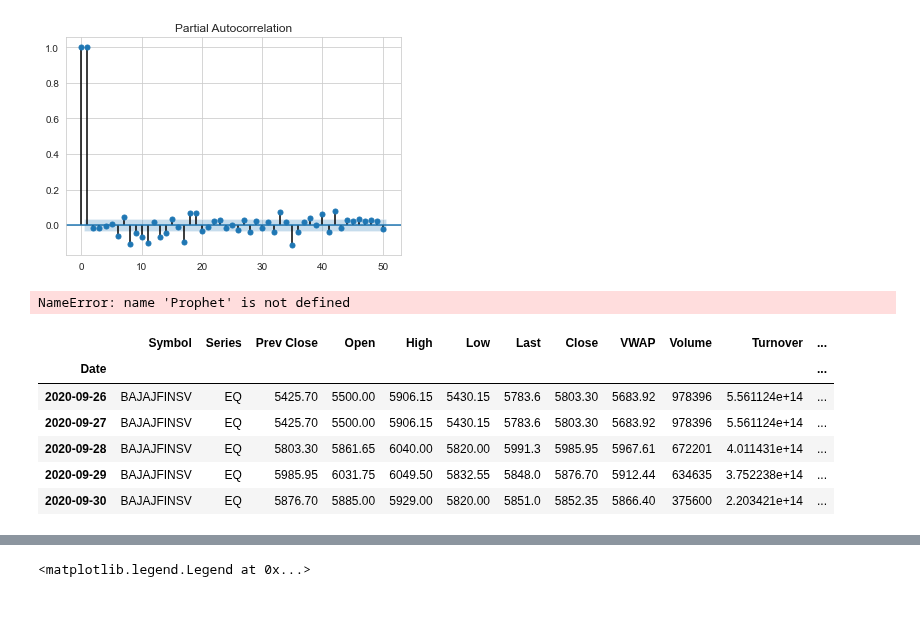
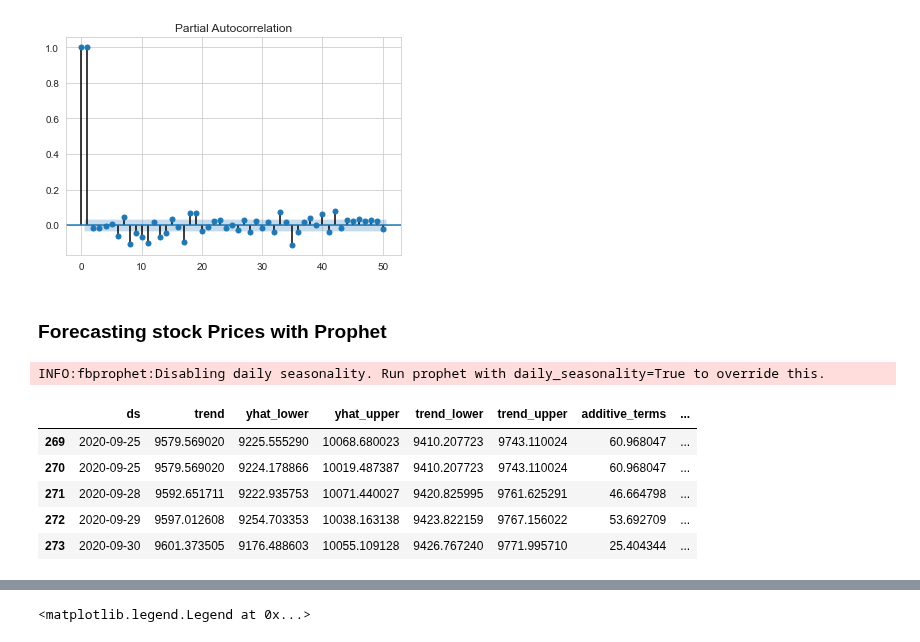
Before and after one commit to cjb123/Nifty50-data_Stock-Prediction-for-Bajaj-Finserv, a Jupyter notebook: Nifty_50_stock_data.ipynb, the cells around one changed output, grey strips where cells are left out. Saved outputs shown, nothing was run; the diff lists cells and outputs as text; code cells hidden in the pictures; blank space fills up the shorter version.

Commit message:
prophet

```diff
--- a/Nifty_50_stock_data.ipynb
+++ b/Nifty_50_stock_data.ipynb
@@ -95,7 +95,7 @@ stock_data["week"] = stock_data.Date.dt.week
 stock_data["day"] = stock_data.Date.dt.day
 stock_data["day_of_week"] = stock_data.Date.dt.dayofweek
 
-stock_data.set_index("Date", drop=True, inplace=True)
+stock_data.set_index("Date", drop=False, inplace=True)
 # %%
 stock_data.fillna(stock_data.mean(), inplace=True)
 stock_data.head()
@@ -243,9 +246,11 @@ plt.show()
+# %% [markdown]
+<h3> Forecasting stock Prices with Prophet </h3>
 # %%
-train_X = stock_data[stock_data.year < 2020]
-cv_X = stock_data[stock_data.year >= 2020]
+train_X = stock_daily[stock_daily.year < 2020]
+cv_X = stock_daily[stock_daily.year >= 2020]
 
 model = Prophet()
-model.fit(train_X[["Date", "VWAP"]].rename(columns={"Date": "X", "VWAP": "y"}))
-forecasted_data = model.predict(cv_X[["Date", "VWAP"]].rename(columns={"Date": "X", "VWAP": "y"}))
+model.fit(train_X[["Date", "Close"]].rename(columns={"Date": "ds", "Close": "y"}))
+forecast_data = model.predict(cv_X[["Date", "Close"]].rename(columns={"Date": "ds", "Close": "y"}))
 # %% [output]
-NameError: name 'Prophet' is not defined
+INFO:fbprophet:Disabling daily seasonality. Run prophet with daily_seasonality=True to override this.
@@ -256,10 +257,9 @@ plt.show()
 # %%
-stock_daily.tail()
+forecast_data.tail()
 # %% [output]
-|  | Symbol | Series | Prev Close | Open | High | Low | Last | Close | VWAP | Volume | Turnover | ... |
-| Date |  |  |  |  |  |  |  |  |  |  |  | ... |
-| 2020-09-26 | BAJAJFINSV | EQ | 5425.70 | 5500.00 | 5906.15 | 5430.15 | 5783.6 | 5803.30 | 5683.92 | 978396 | 5.561124e+14 | ... |
-| 2020-09-27 | BAJAJFINSV | EQ | 5425.70 | 5500.00 | 5906.15 | 5430.15 | 5783.6 | 5803.30 | 5683.92 | 978396 | 5.561124e+14 | ... |
-| 2020-09-28 | BAJAJFINSV | EQ | 5803.30 | 5861.65 | 6040.00 | 5820.00 | 5991.3 | 5985.95 | 5967.61 | 672201 | 4.011431e+14 | ... |
-| 2020-09-29 | BAJAJFINSV | EQ | 5985.95 | 6031.75 | 6049.50 | 5832.55 | 5848.0 | 5876.70 | 5912.44 | 634635 | 3.752238e+14 | ... |
-| 2020-09-30 | BAJAJFINSV | EQ | 5876.70 | 5885.00 | 5929.00 | 5820.00 | 5851.0 | 5852.35 | 5866.40 | 375600 | 2.203421e+14 | ... |
+|  | ds | trend | yhat_lower | yhat_upper | trend_lower | trend_upper | additive_terms | ... |
+| 269 | 2020-09-25 | 9579.569020 | 9225.555290 | 10068.680023 | 9410.207723 | 9743.110024 | 60.968047 | ... |
+| 270 | 2020-09-25 | 9579.569020 | 9224.178866 | 10019.487387 | 9410.207723 | 9743.110024 | 60.968047 | ... |
+| 271 | 2020-09-28 | 9592.651711 | 9222.935753 | 10071.440027 | 9420.825995 | 9761.625291 | 46.664798 | ... |
+| 272 | 2020-09-29 | 9597.012608 | 9254.703353 | 10038.163138 | 9423.822159 | 9767.156022 | 53.692709 | ... |
+| 273 | 2020-09-30 | 9601.373505 | 9176.488603 | 10055.109128 | 9426.767240 | 9771.995710 | 25.404344 | ... |
```
Also changed, not shown: parts of 11 cells of this notebook.
